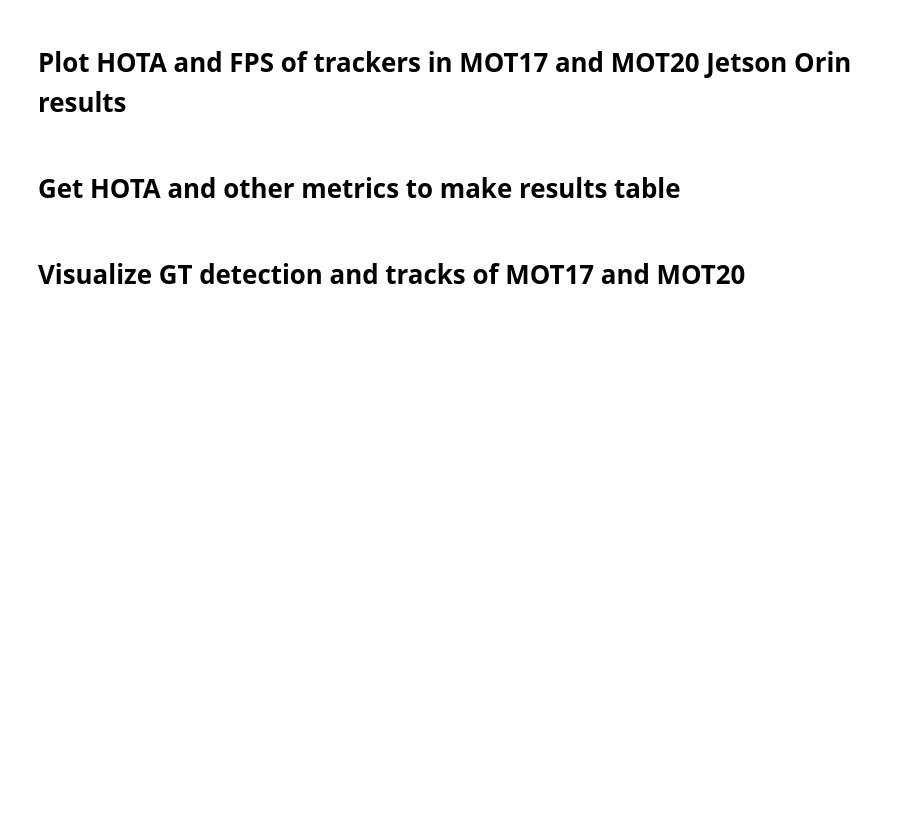
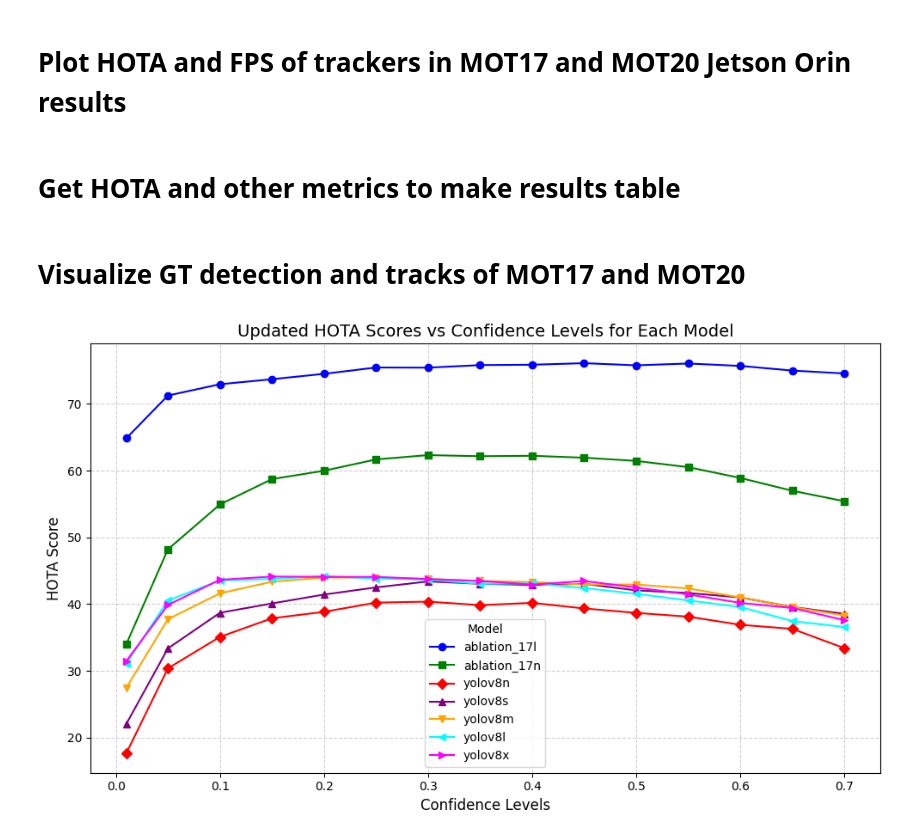
Before and after one commit to Jumabek/LITE, a Jupyter notebook: notebooks/visualize.ipynb, the cells around one changed output. Cells and saved outputs as stored; diff of their text form; code cells hidden in the pictures; blank space fills up the shorter version.

```diff
--- a/notebooks/visualize.ipynb
+++ b/notebooks/visualize.ipynb
@@ -559,3 +559,34 @@ for frame_num in sorted(gt_data['frame'].unique()):
 # Cleanup
 out.release()
 cv2.destroyAllWindows()
+# %%
+import pandas as pd
+import matplotlib.pyplot as plt
+
+df_updated = pd.read_csv("combined_data.csv")
+df_updated = df_updated[df_updated['dataset']=='MOT17-train']
+models = df_updated["model"].unique()
+colors = ["blue", "green", "red", "purple", "orange", "cyan", "magenta", "brown", "gray", "olive"]
+markers = ["o", "s", "D", "^", "v", "<", ">", "P", "*", "X"]
+
+sorted_data_updated = {model: df_updated[df_updated["model"] == model].sort_values(by="conf") for model in models}
+
+# Plotting the updated data
+plt.figure(figsize=(10, 6))
+
+for i, model in enumerate(models):
+    data = sorted_data_updated[model]
+    plt.plot(data["conf"], data["HOTA"], label=model, marker=markers[i % len(markers)], color=colors[i % len(colors)])
+
+# Customizing the plot
+plt.title("Updated HOTA Scores vs Confidence Levels for Each Model", fontsize=14)
+plt.xlabel("Confidence Levels", fontsize=12)
+plt.ylabel("HOTA Score", fontsize=12)
+plt.legend(title="Model", fontsize=10)
+plt.grid(True, linestyle='--', alpha=0.6)
+plt.tight_layout()
+
+# Display the updated plot
+plt.show()
+# %% [output]
+[figure, added]
```
Also changed, not shown: 13 other files.
